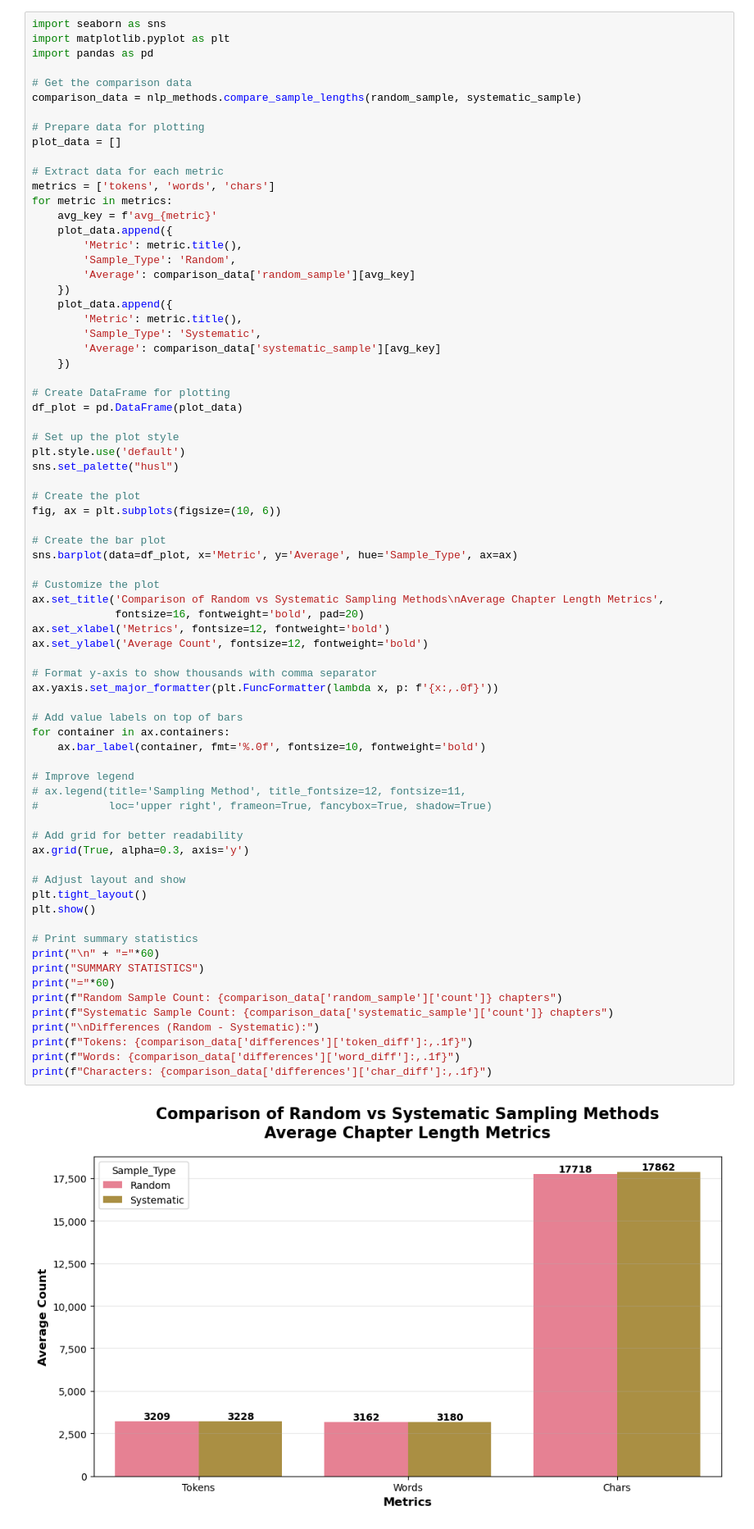
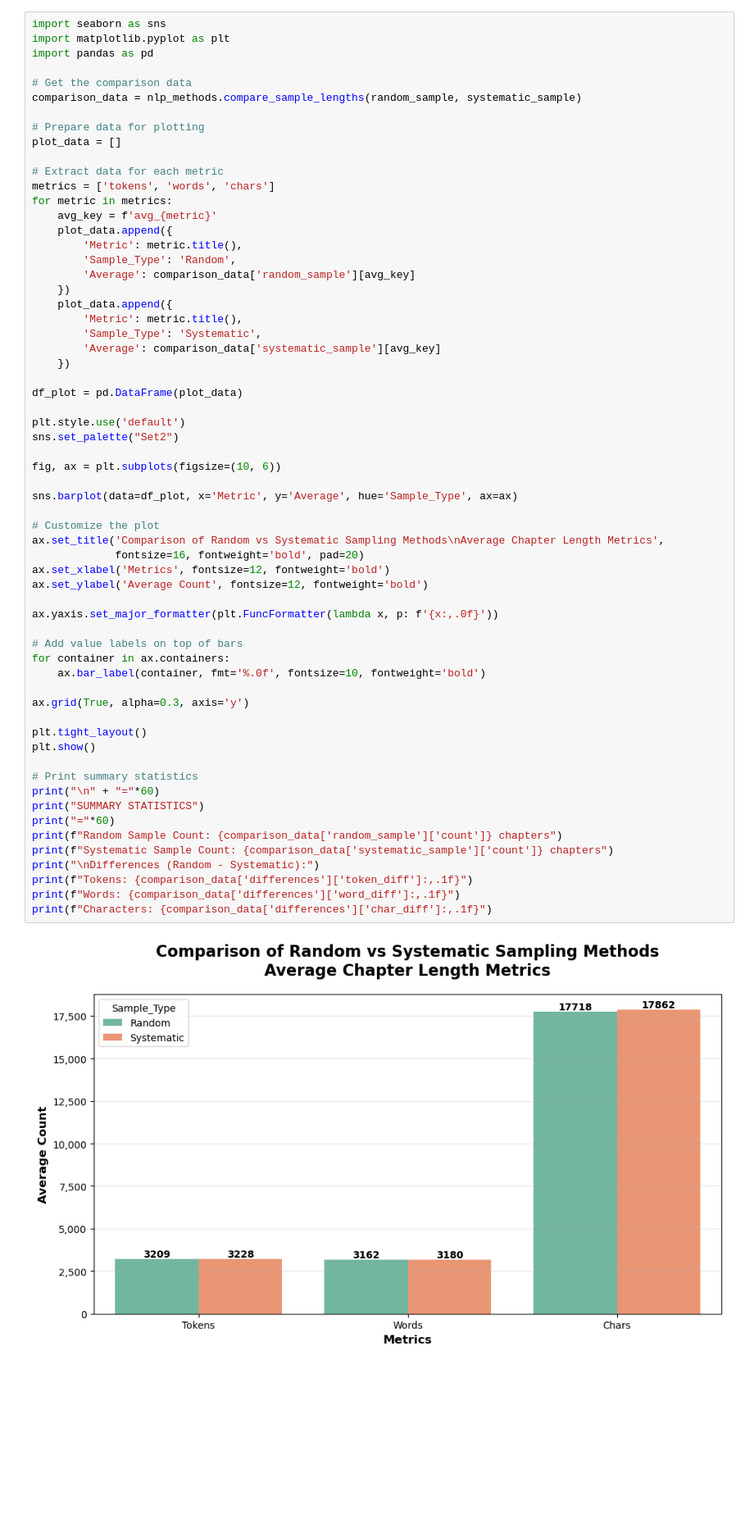
Before and after one commit to marobinette/NaturalLanguageProcessing, a Jupyter notebook: hw/week_4/hw3.ipynb, the cells around one changed output. Shown at 82% size. Drawn from its saved outputs; the diff is of its cells as text; blank space fills up the shorter version.

```diff
--- a/hw/week_4/hw3.ipynb
+++ b/hw/week_4/hw3.ipynb
@@ -77,55 +69,44 @@ for metric in metrics:
         'Average': comparison_data['systematic_sample'][avg_key]
     })
 
-# Create DataFrame for plotting
 df_plot = pd.DataFrame(plot_data)
 
-# Set up the plot style
 plt.style.use('default')
-sns.set_palette("husl")
+sns.set_palette("Set2")
 
-# Create the plot
 fig, ax = plt.subplots(figsize=(10, 6))
 
-# Create the bar plot
 sns.barplot(data=df_plot, x='Metric', y='Average', hue='Sample_Type', ax=ax)
 
 # Customize the plot
 ax.set_title('Comparison of Random vs Systematic Sampling Methods\nAverage Chapter Length Metrics',
              fontsize=16, fontweight='bold', pad=20)
 ax.set_xlabel('Metrics', fontsize=12, fontweight='bold')
 ax.set_ylabel('Average Count', fontsize=12, fontweight='bold')
 
-# Format y-axis to show thousands with comma separator
 ax.yaxis.set_major_formatter(plt.FuncFormatter(lambda x, p: f'{x:,.0f}'))
 
 # Add value labels on top of bars
 for container in ax.containers:
     ax.bar_label(container, fmt='%.0f', fontsize=10, fontweight='bold')
 
-# Improve legend
-# ax.legend(title='Sampling Method', title_fontsize=12, fontsize=11,
-#           loc='upper right', frameon=True, fancybox=True, shadow=True)
-
-# Add grid for better readability
 ax.grid(True, alpha=0.3, axis='y')
 
-# Adjust layout and show
 plt.tight_layout()
 plt.show()
 
 # Print summary statistics
 print("\n" + "="*60)
 print("SUMMARY STATISTICS")
 print("="*60)
 print(f"Random Sample Count: {comparison_data['random_sample']['count']} chapters")
 print(f"Systematic Sample Count: {comparison_data['systematic_sample']['count']} chapters")
 print("\nDifferences (Random - Systematic):")
 print(f"Tokens: {comparison_data['differences']['token_diff']:,.1f}")
 print(f"Words: {comparison_data['differences']['word_diff']:,.1f}")
 print(f"Characters: {comparison_data['differences']['char_diff']:,.1f}")
 # %% [output]
-[figure, old version]
+[figure, new version]
 ============================================================
 SUMMARY STATISTICS
 ============================================================
```
Also changed, not shown: parts of 1 cell of this notebook, 3 other files.
